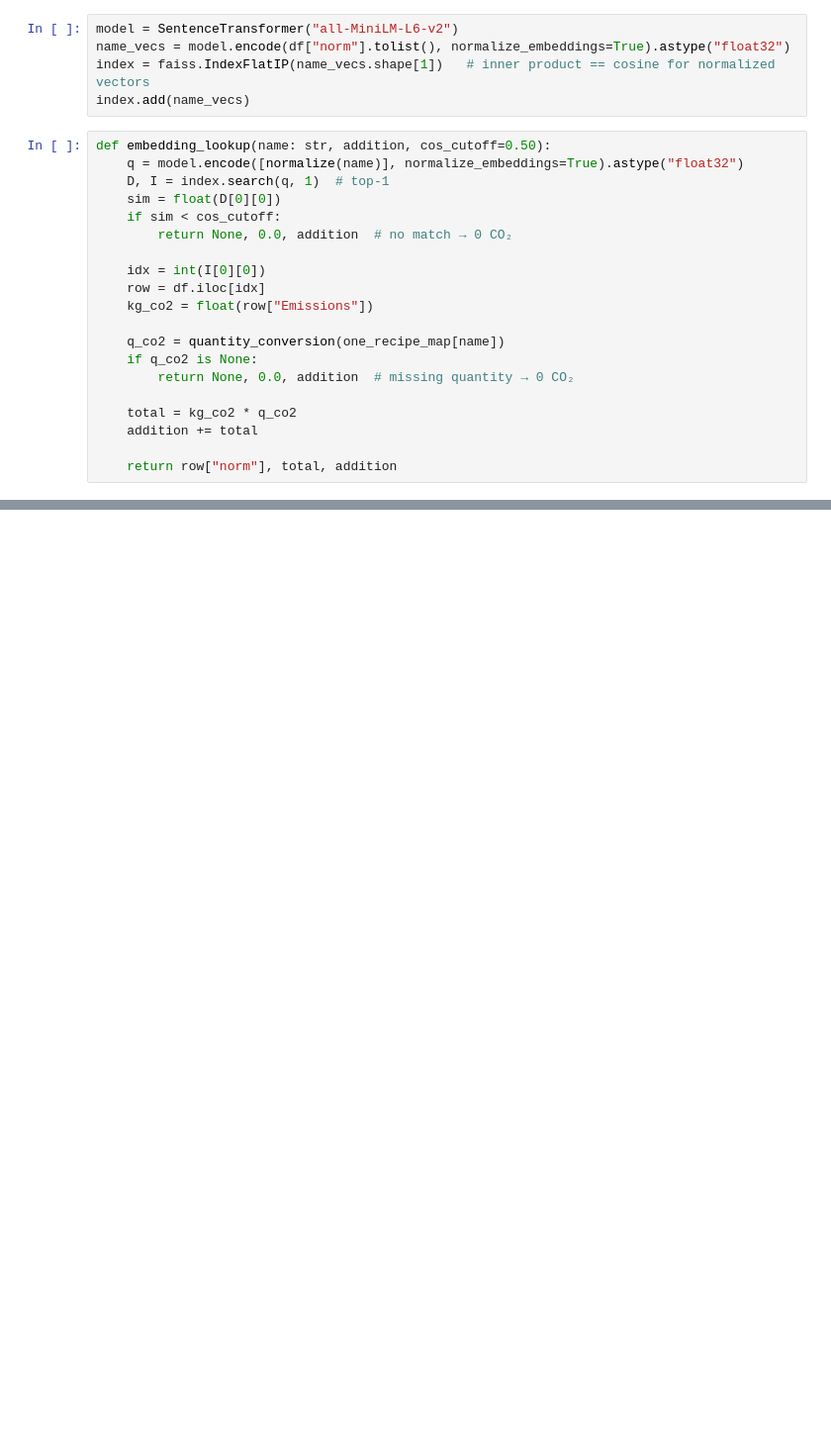
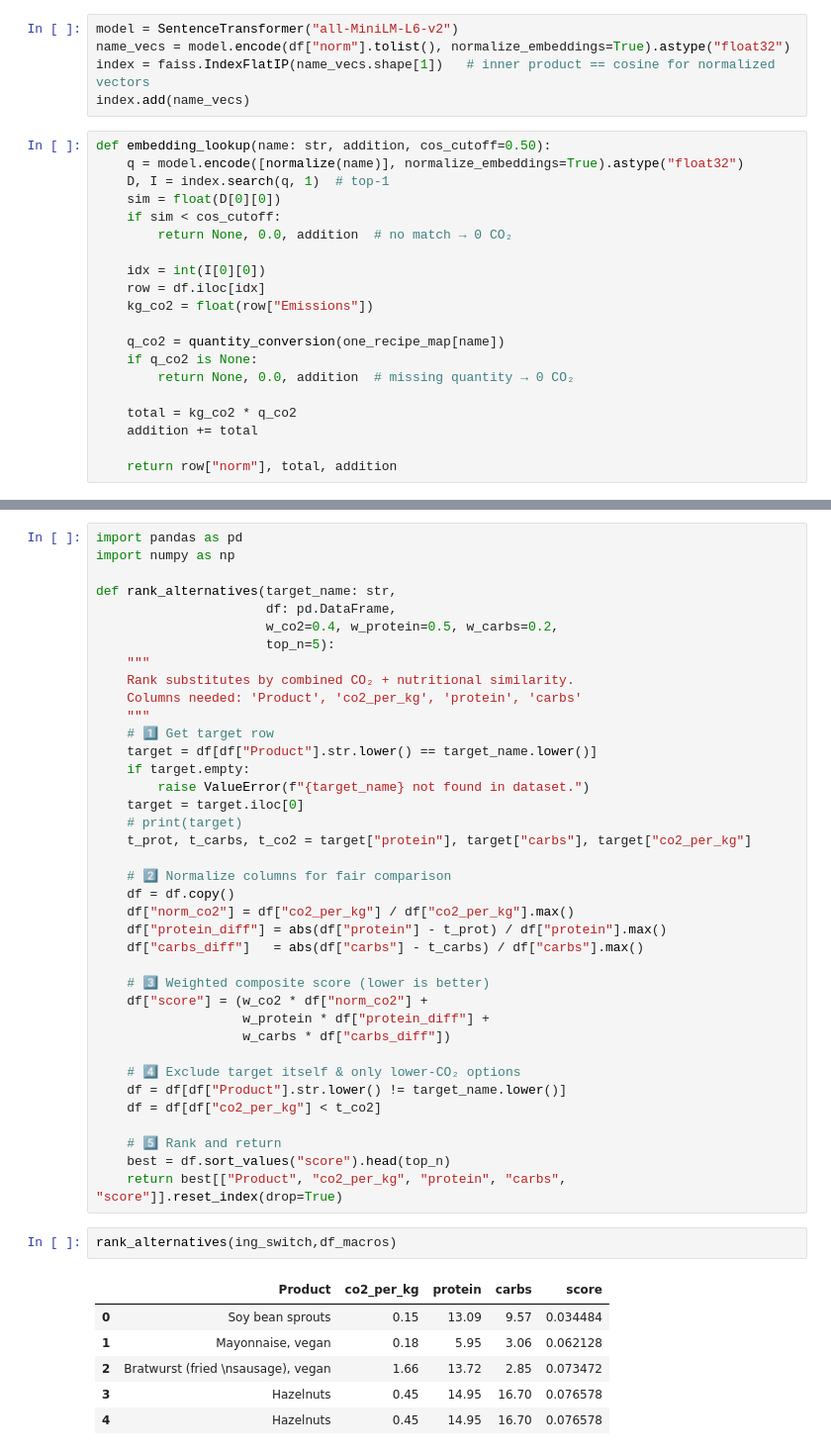
Before and after one commit to ChandrikaSethumadhavan/BFH-offenburg-burda, a Jupyter notebook: api.ipynb, the cells around one changed output, grey strips where cells are left out. Shown: that part at 99% size. Cells and saved outputs as stored; diff of their text form; blank space fills up the shorter version.

```diff
--- a/api.ipynb
+++ b/api.ipynb
@@ -360,0 +452,47 @@ translated_texts_all
+# %%
+import pandas as pd
+import numpy as np
+
+def rank_alternatives(target_name: str,
+                      df: pd.DataFrame,
+                      w_co2=0.4, w_protein=0.5, w_carbs=0.2,
+                      top_n=5):
+    """
+    Rank substitutes by combined CO₂ + nutritional similarity.
+    Columns needed: 'Product', 'co2_per_kg', 'protein', 'carbs'
+    """
+    # 1️⃣ Get target row
+    target = df[df["Product"].str.lower() == target_name.lower()]
+    if target.empty:
+        raise ValueError(f"{target_name} not found in dataset.")
+    target = target.iloc[0]
+    # print(target)
+    t_prot, t_carbs, t_co2 = target["protein"], target["carbs"], target["co2_per_kg"]
+
+    # 2️⃣ Normalize columns for fair comparison
+    df = df.copy()
+    df["norm_co2"] = df["co2_per_kg"] / df["co2_per_kg"].max()
+    df["protein_diff"] = abs(df["protein"] - t_prot) / df["protein"].max()
+    df["carbs_diff"]   = abs(df["carbs"] - t_carbs) / df["carbs"].max()
+
+    # 3️⃣ Weighted composite score (lower is better)
+    df["score"] = (w_co2 * df["norm_co2"] +
+                   w_protein * df["protein_diff"] +
+                   w_carbs * df["carbs_diff"])
+
+    # 4️⃣ Exclude target itself & only lower-CO₂ options
+    df = df[df["Product"].str.lower() != target_name.lower()]
+    df = df[df["co2_per_kg"] < t_co2]
+
+    # 5️⃣ Rank and return
+    best = df.sort_values("score").head(top_n)
+    return best[["Product", "co2_per_kg", "protein", "carbs", "score"]].reset_index(drop=True)
+# %%
+rank_alternatives(ing_switch,df_macros)
+# %% [output]
+|  | Product | co2_per_kg | protein | carbs | score |
+| 0 | Soy bean sprouts | 0.15 | 13.09 | 9.57 | 0.034484 |
+| 1 | Mayonnaise, vegan | 0.18 | 5.95 | 3.06 | 0.062128 |
+| 2 | Bratwurst (fried \nsausage), vegan | 1.66 | 13.72 | 2.85 | 0.073472 |
+| 3 | Hazelnuts | 0.45 | 14.95 | 16.70 | 0.076578 |
+| 4 | Hazelnuts | 0.45 | 14.95 | 16.70 | 0.076578 |
```
Also changed, not shown: parts of 30 cells of this notebook.
